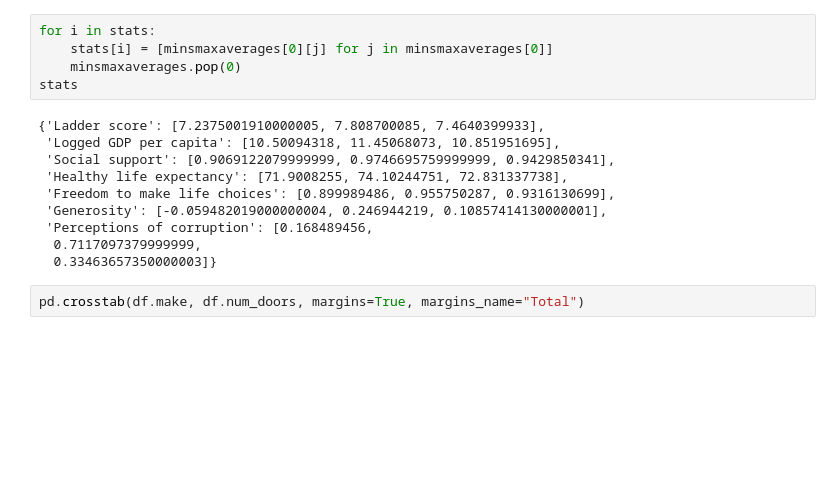
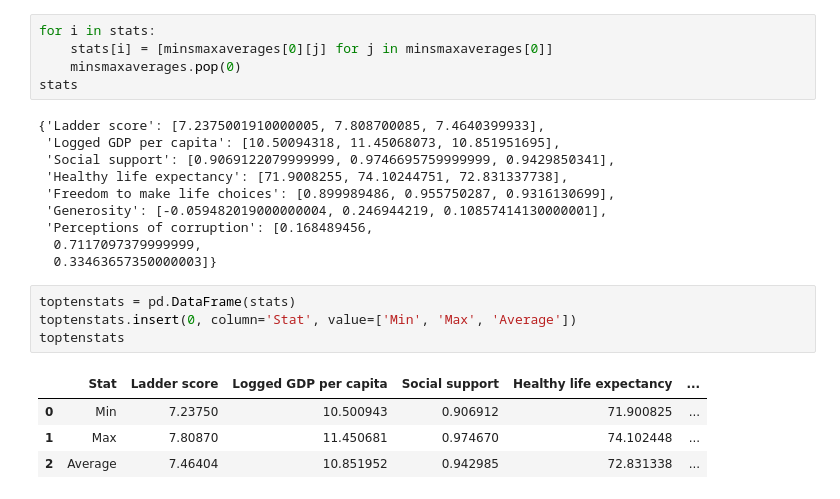
Before and after one commit to gianmillare/Living-in-Happiness, a Jupyter notebook: project.ipynb, the cells around one changed output. Saved outputs shown, nothing was run; the diff lists cells and outputs as text; blank space fills up the shorter version.

Commit message:
created new dataframe for top ten stats

```diff
--- a/project.ipynb
+++ b/project.ipynb
@@ -281,5 +281,12 @@ stats
  'Perceptions of corruption': [0.168489456,
   0.7117097379999999,
   0.33463657350000003]}
-# %%
-pd.crosstab(df.make, df.num_doors, margins=True, margins_name="Total")
+# %%
+toptenstats = pd.DataFrame(stats)
+toptenstats.insert(0, column='Stat', value=['Min', 'Max', 'Average'])
+toptenstats
+# %% [output]
+|  | Stat | Ladder score | Logged GDP per capita | Social support | Healthy life expectancy | ... |
+| 0 | Min | 7.23750 | 10.500943 | 0.906912 | 71.900825 | ... |
+| 1 | Max | 7.80870 | 11.450681 | 0.974670 | 74.102448 | ... |
+| 2 | Average | 7.46404 | 10.851952 | 0.942985 | 72.831338 | ... |
```
